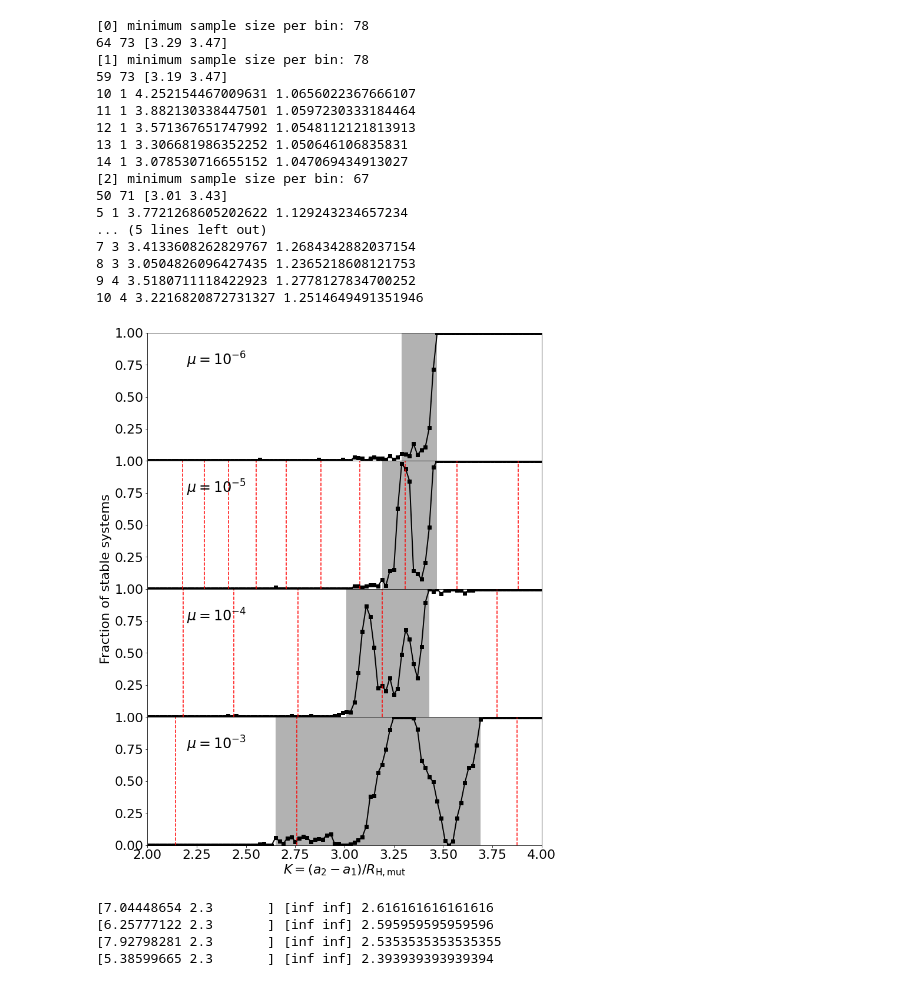
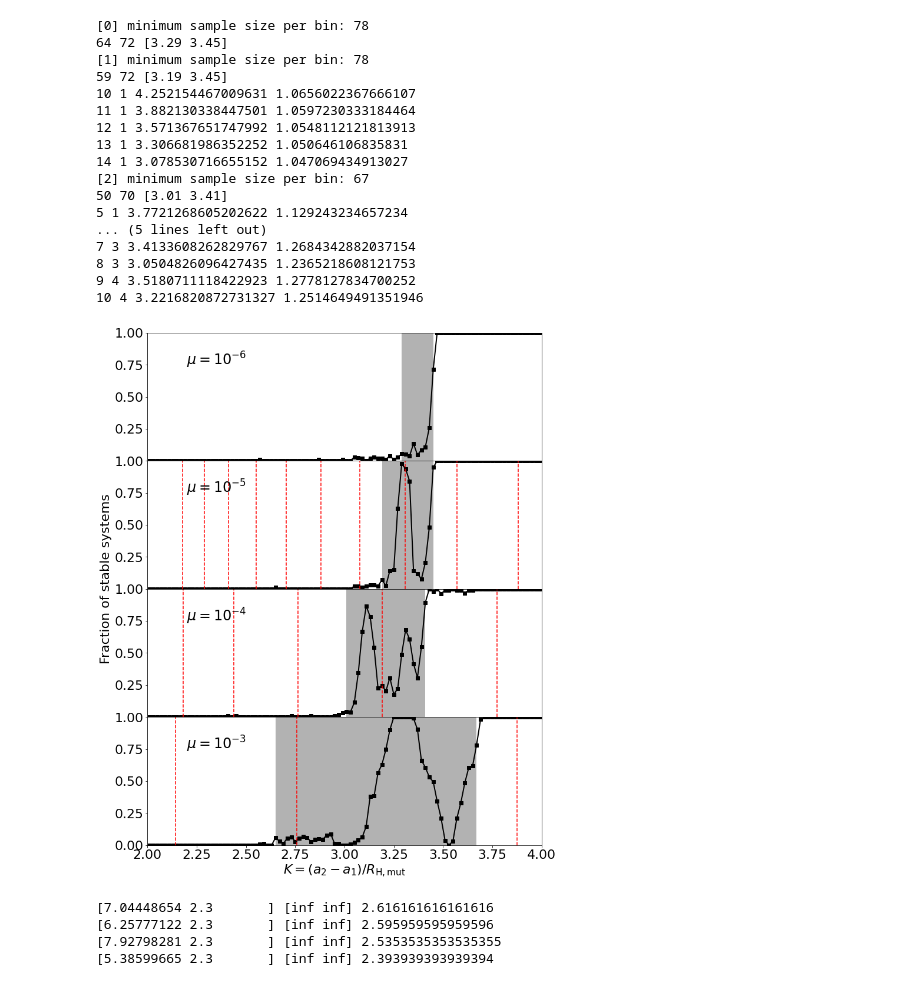
Before and after one commit to lijiaru0305/Hill-friction, a Jupyter notebook: revise-plots/1p-nogas.ipynb, the cells around one changed output. Cells and saved outputs as stored; diff of their text form; code cells hidden in the pictures.

Commit message:
update figures

```diff
--- a/revise-plots/1p-nogas.ipynb
+++ b/revise-plots/1p-nogas.ipynb
@@ -53,7 +53,7 @@ for iii in [0,1,2,3]:
 
     dpc = 0.04
     igzmin = np.argmax(safe_hist/tot_hist>dpc)
-    igzmax = len(bins) - np.argmax((safe_hist/tot_hist)[::-1]<(1-dpc))
+    igzmax = len(bins) - np.argmax((safe_hist/tot_hist)[::-1]<(1-dpc))-1
     print(igzmin,igzmax,bins[[igzmin,igzmax]])
     axs[iii].fill_between(bins[[igzmin,igzmax]],[0,0],[1,1],edgecolor='none',facecolor='k',alpha=0.3)
 
@@ -77,37 +77,37 @@ for iii in [0,1,2,3]:
 
 
 
 axs[-1].set_yticks([0.0,0.25,0.5,0.75,1.0])
 #axs[0].legend()
 
 axs[-1].set_xlabel(r'$K= (a_2-a_1)/R_{\rm H,mut}}$')
 axs[2].set_ylabel('                                    Fraction of stable systems')
 
 axs[-1].set_xlim([2.0,4.0])
 axs[-1].set_ylim([0.0,1.0])
 #axs[3].set_xticks(np.linspace(2.0,4.0,11))
 
 plt.savefig('./pics/pics-fraction_nf-wRH-rev.pdf',bbox_inches='tight',transparent=True)
 plt.savefig('./pics/pics-fraction_nf-wRH-rev.png',bbox_inches='tight',transparent=True)
 # %% [output]
 [0] minimum sample size per bin: 78
-64 73 [3.29 3.47]
+64 72 [3.29 3.45]
 [1] minimum sample size per bin: 78
-59 73 [3.19 3.47]
+59 72 [3.19 3.45]
 10 1 4.252154467009631 1.0656022367666107
 11 1 3.882130338447501 1.0597230333184464
 12 1 3.571367651747992 1.0548112121813913
 13 1 3.306681986352252 1.050646106835831
 14 1 3.078530716655152 1.047069434913027
 [2] minimum sample size per bin: 67
-50 71 [3.01 3.43]
+50 70 [3.01 3.41]
 5 1 3.7721268605202622 1.129243234657234
 ... (5 lines left out)
 7 3 3.4133608262829767 1.2684342882037154
 8 3 3.0504826096427435 1.2365218608121753
 9 4 3.5180711118422923 1.2778127834700252
 10 4 3.2216820872731327 1.2514649491351946
-[figure, old version]
+[figure, new version]
 # %%
 def resonance_to_K(res_val,mu):
     P1 = 1**(-1.5)
```
Also changed, not shown: 30 other files.
